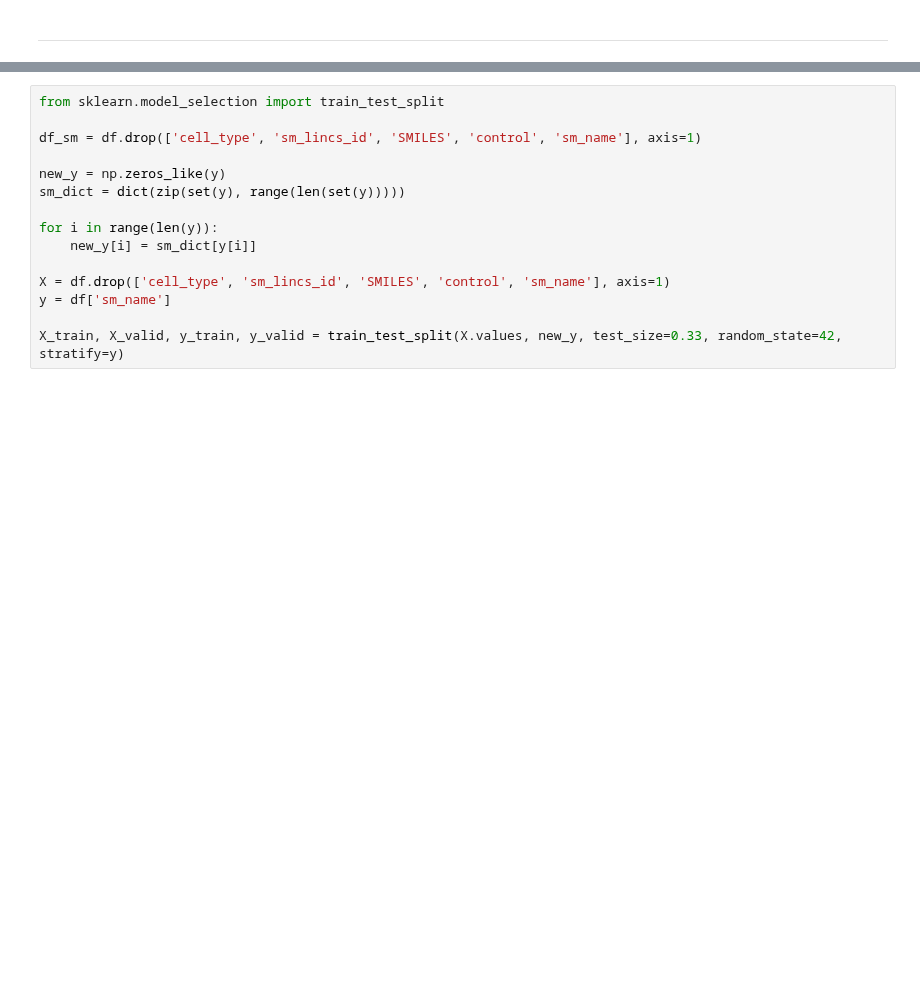
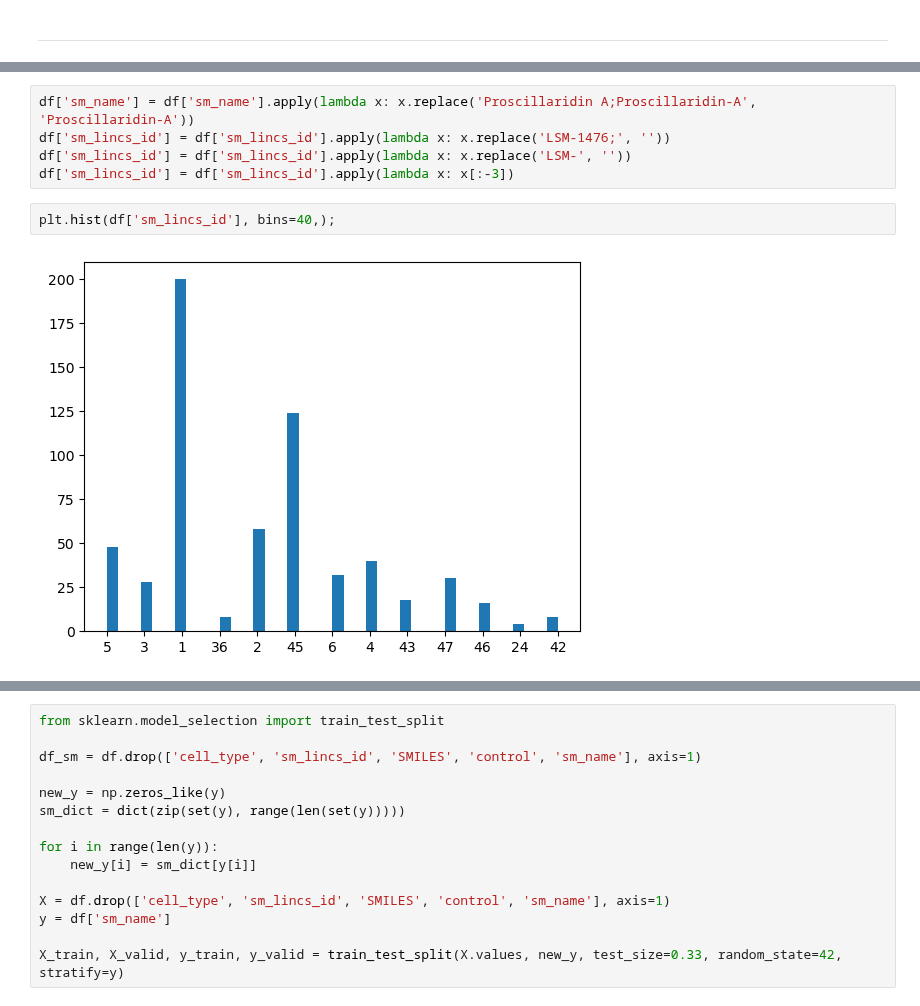
Before and after one commit to hoittoken/Python, a Jupyter notebook: Py/Projects/project_kaggle_single_cell/SCP_project.ipynb, the cells around one changed output, grey strips where cells are left out. Drawn from its saved outputs; the diff is of its cells as text; blank space fills up the shorter version.

```diff
--- a/Py/Projects/project_kaggle_single_cell/SCP_project.ipynb
+++ b/Py/Projects/project_kaggle_single_cell/SCP_project.ipynb
@@ -40,0 +104,9 @@ len(y.unique())
+# %%
+df['sm_name'] = df['sm_name'].apply(lambda x: x.replace('Proscillaridin A;Proscillaridin-A', 'Proscillaridin-A'))
+df['sm_lincs_id'] = df['sm_lincs_id'].apply(lambda x: x.replace('LSM-1476;', ''))
+df['sm_lincs_id'] = df['sm_lincs_id'].apply(lambda x: x.replace('LSM-', ''))
+df['sm_lincs_id'] = df['sm_lincs_id'].apply(lambda x: x[:-3])
+# %%
+plt.hist(df['sm_lincs_id'], bins=40,);
+# %% [output]
+[figure, added]
```
Also changed, not shown: parts of 22 cells of this notebook.
